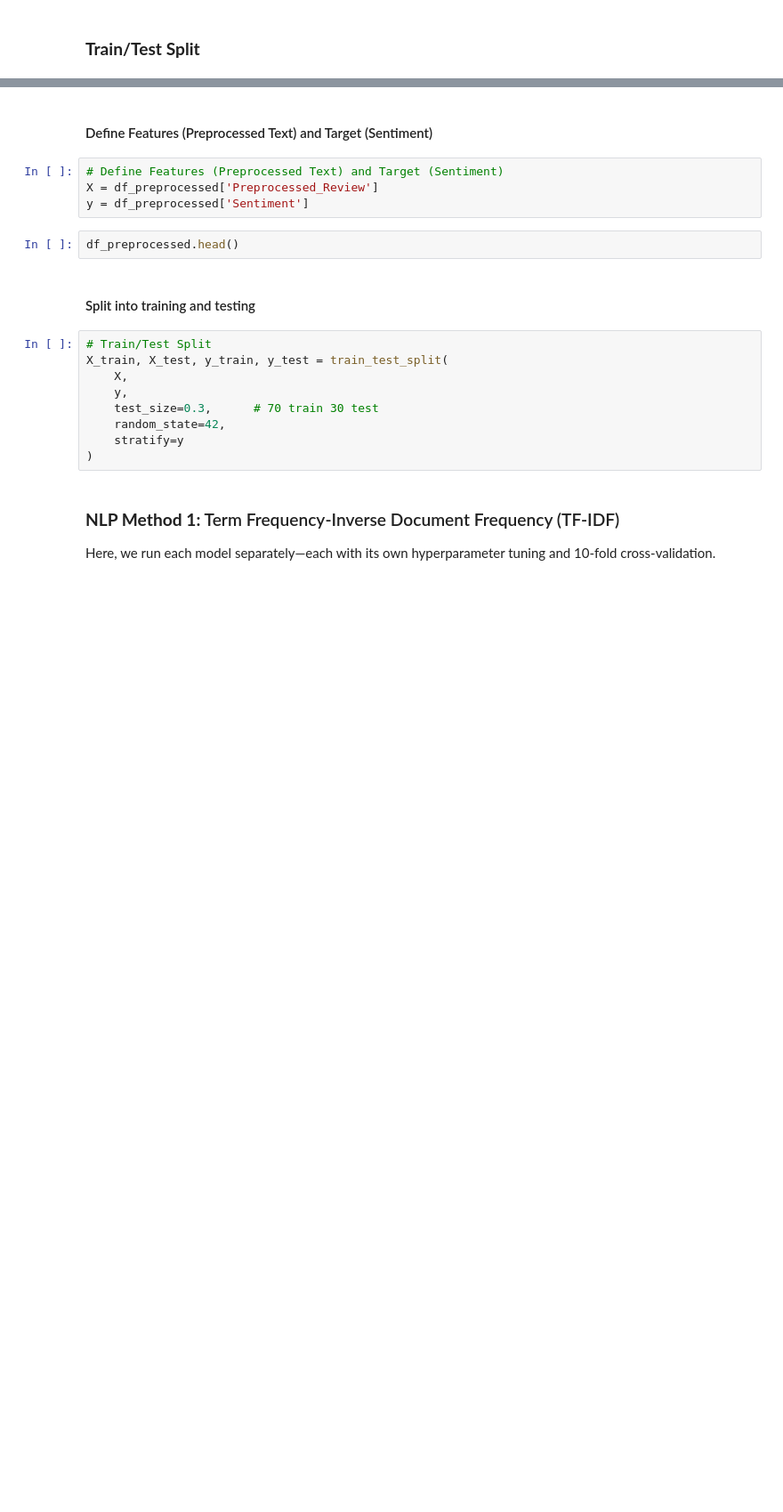
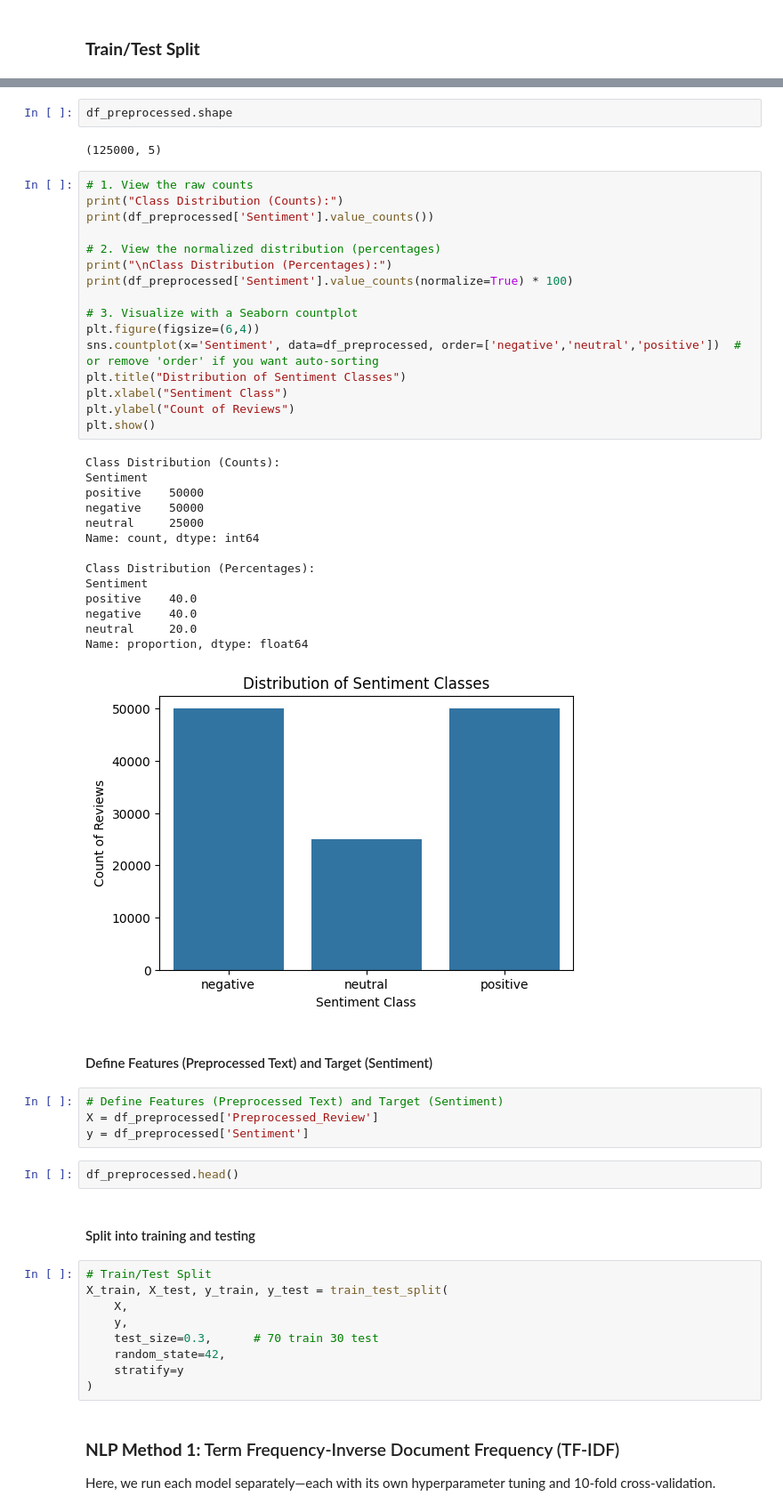
Before and after one commit to Faiz-Iqbal/Amazon_Review_Analysis, a Jupyter notebook: SentimentAnalysis.ipynb, the cells around one changed output, grey strips where cells are left out. Shown at 89% size. Drawn from its saved outputs; the diff is of its cells as text; blank space fills up the shorter version.

```diff
--- a/SentimentAnalysis.ipynb
+++ b/SentimentAnalysis.ipynb
@@ -727,3 +801,38 @@ df_preprocessed.head()
+# %%
+df_preprocessed.shape
+# %% [output]
+(125000, 5)
+# %%
+# 1. View the raw counts
+print("Class Distribution (Counts):")
+print(df_preprocessed['Sentiment'].value_counts())
+
+# 2. View the normalized distribution (percentages)
+print("\nClass Distribution (Percentages):")
+print(df_preprocessed['Sentiment'].value_counts(normalize=True) * 100)
+
+# 3. Visualize with a Seaborn countplot
+plt.figure(figsize=(6,4))
+sns.countplot(x='Sentiment', data=df_preprocessed, order=['negative','neutral','positive'])  # or remove 'order' if you want auto-sorting
+plt.title("Distribution of Sentiment Classes")
+plt.xlabel("Sentiment Class")
+plt.ylabel("Count of Reviews")
+plt.show()
+# %% [output]
+Class Distribution (Counts):
+Sentiment
+positive    50000
+negative    50000
+neutral     25000
+Name: count, dtype: int64
+
+Class Distribution (Percentages):
+Sentiment
+positive    40.0
+negative    40.0
+neutral     20.0
+Name: proportion, dtype: float64
+[figure, added]
 # %% [markdown]
 #### Define Features (Preprocessed Text) and Target (Sentiment)
 # %%
```
Also changed, not shown: parts of 118 cells of this notebook, 5 other files.
